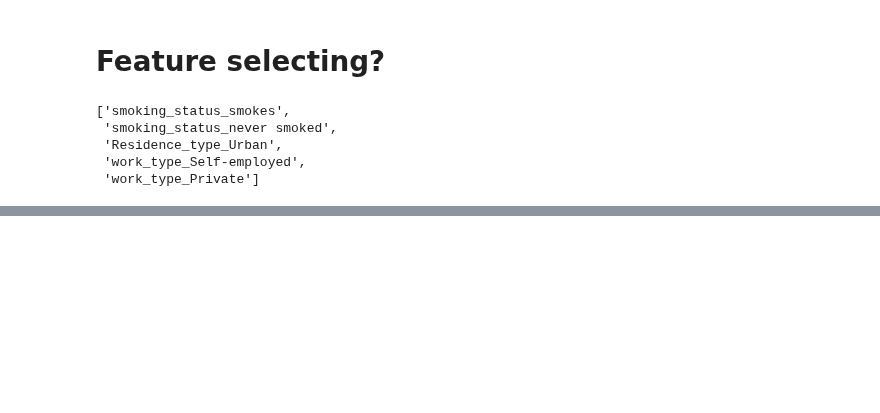
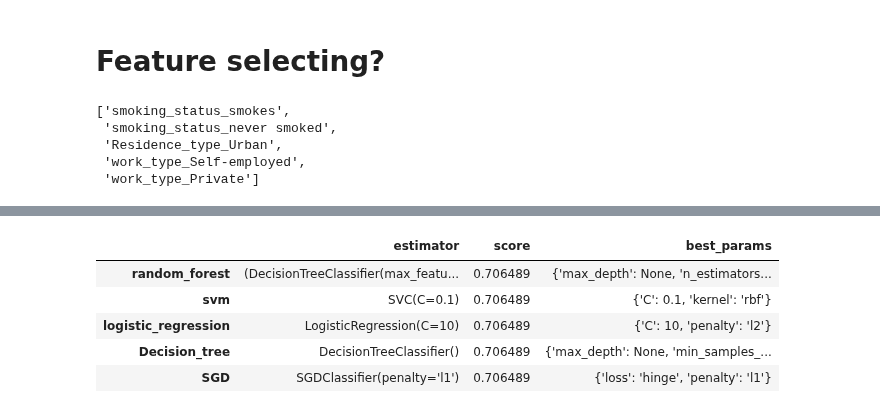
Before and after one commit to mehassanhmood/Project1, a Jupyter notebook: project_lab_dev.ipynb, the cells around one changed output, grey strips where cells are left out. Cells and saved outputs as stored; diff of their text form; code cells hidden in the pictures; blank space fills up the shorter version.

```diff
--- a/project_lab_dev.ipynb
+++ b/project_lab_dev.ipynb
@@ -514,0 +517,39 @@ best_features
+# %%
+estimators = [
+    ('random_forest', RandomForestClassifier()),
+    ('svm', SVC()),
+    ('logistic_regression', LogisticRegression()),
+    ('Decision_tree',DecisionTreeClassifier()),
+    ('SGD', SGDClassifier())
+
+]
+
+# Define a parameter grid for each estimator
+param_grids = {
+    'random_forest': {
+        'n_estimators': [100, 200],
+        'max_depth': [None, 10, 20]
+    },
+    'svm': {
+        'C': [0.1, 1, 10],
+        'kernel': ['linear', 'rbf']
+    },
+    'logistic_regression': {
+        'C': [0.1, 1, 10],
+        'penalty': ['l1', 'l2']
+    },
+    'Decision_tree': {
+        'max_depth': [None, 10, 20],
+        'min_samples_split': [2, 5, 10]
+    },
+    'SGD': {
+        'loss': ['hinge', 'log', 'perceptron'],
+        'penalty': ['l1', 'l2', 'elasticnet']
+    }
+}
+
+best_models_feature_reduced = {}
+for name, estimator in estimators:
+    grid_search = GridSearchCV(estimator,param_grids[name],scoring =['accuracy','precision','recall'],refit='precision',cv=3,n_jobs=-1)
+    grid_search.fit(X_train_upsampled_best_features,y_train_upsamples)
+    best_models_feature_reduced[name] = [grid_search.best_estimator_,grid_search.best_score_,grid_search.best_params_]
@@ -514,0 +572,11 @@ best_features
+# %%
+performance = pd.DataFrame(best_models_feature_reduced)
+performance = performance.T.rename(columns={0:'estimator',1:'score',2:'best_params'})
+performance
+# %% [output]
+|  | estimator | score | best_params |
+| random_forest | (DecisionTreeClassifier(max_featu... | 0.706489 | {'max_depth': None, 'n_estimators... |
+| svm | SVC(C=0.1) | 0.706489 | {'C': 0.1, 'kernel': 'rbf'} |
+| logistic_regression | LogisticRegression(C=10) | 0.706489 | {'C': 10, 'penalty': 'l2'} |
+| Decision_tree | DecisionTreeClassifier() | 0.706489 | {'max_depth': None, 'min_samples_... |
+| SGD | SGDClassifier(penalty='l1') | 0.706489 | {'loss': 'hinge', 'penalty': 'l1'} |
```
Also changed, not shown: parts of 7 cells of this notebook.
